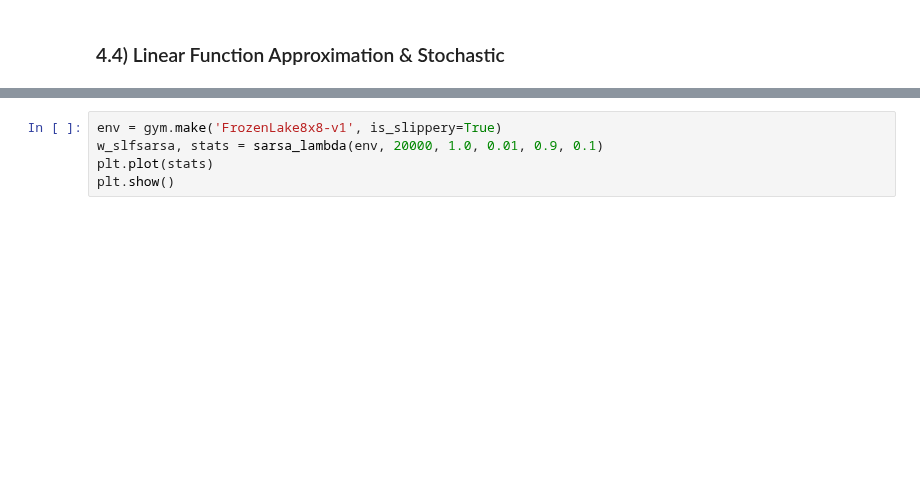
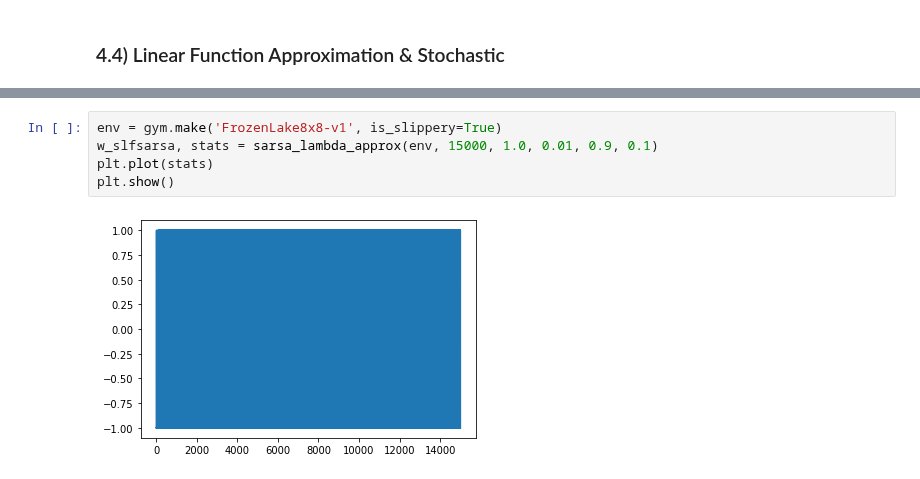
Before and after one commit to thurbridi/mo436-project-1, a Jupyter notebook: notebooks/project_1.ipynb, the cells around one changed output, grey strips where cells are left out. Cells and saved outputs as stored; diff of their text form; blank space fills up the shorter version.

```diff
--- a/notebooks/project_1.ipynb
+++ b/notebooks/project_1.ipynb
@@ -740,6 +765,8 @@ report_sarsa_approx(True)
 # %%
 env = gym.make('FrozenLake8x8-v1', is_slippery=True)
-w_slfsarsa, stats = sarsa_lambda(env, 20000, 1.0, 0.01, 0.9, 0.1)
+w_slfsarsa, stats = sarsa_lambda_approx(env, 15000, 1.0, 0.01, 0.9, 0.1)
 plt.plot(stats)
 plt.show()
+# %% [output]
+[figure, added]
 # %%
```
Also changed, not shown: parts of 18 cells of this notebook, 3 other files.
